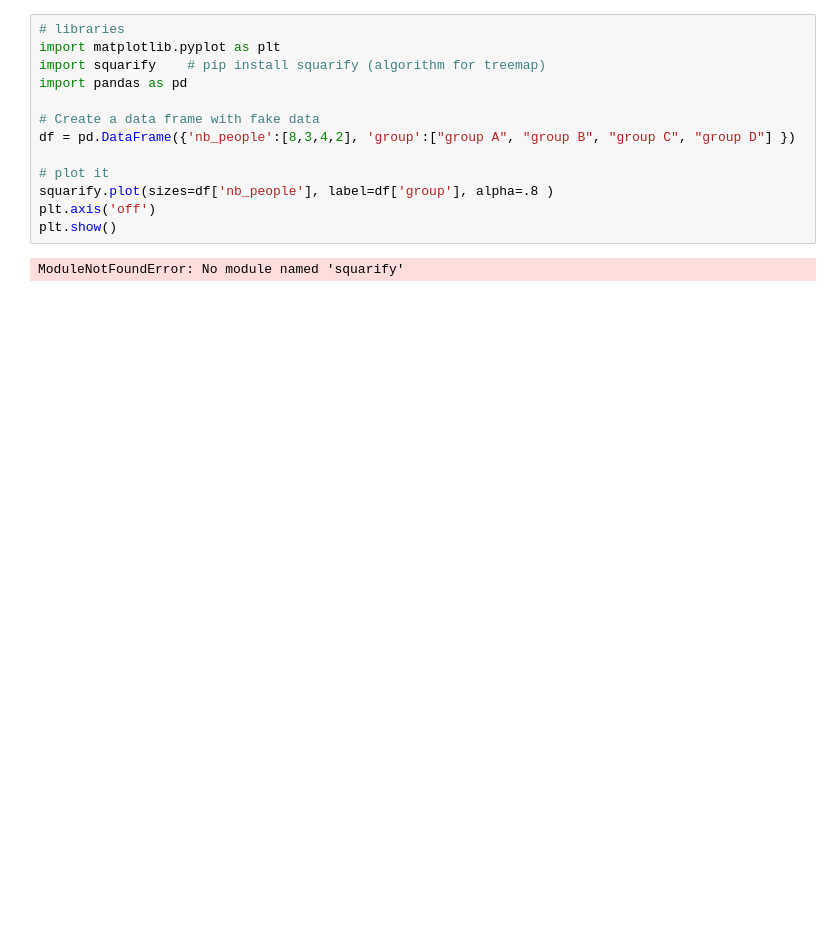
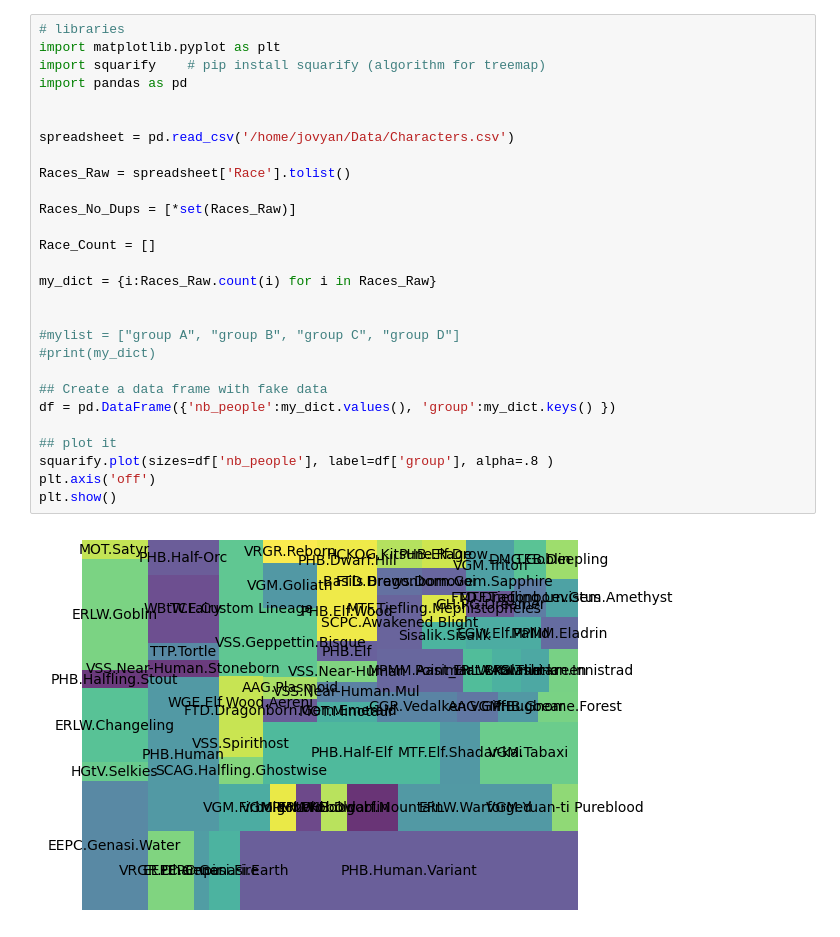
Before and after one commit to flashkid10/my-binder, a Jupyter notebook: Race_TreeMap.ipynb, the cells around one changed output. Saved outputs shown, nothing was run; the diff lists cells and outputs as text; blank space fills up the shorter version.

```diff
--- a/Race_TreeMap.ipynb
+++ b/Race_TreeMap.ipynb
@@ -1,15 +1,30 @@
 # %%
 # libraries
 import matplotlib.pyplot as plt
 import squarify    # pip install squarify (algorithm for treemap)
 import pandas as pd
 
-# Create a data frame with fake data
-df = pd.DataFrame({'nb_people':[8,3,4,2], 'group':["group A", "group B", "group C", "group D"] })
 
-# plot it
+spreadsheet = pd.read_csv('/home/jovyan/Data/Characters.csv')
+
+Races_Raw = spreadsheet['Race'].tolist()
+
+Races_No_Dups = [*set(Races_Raw)]
+
+Race_Count = []
+
+my_dict = {i:Races_Raw.count(i) for i in Races_Raw}
+
+
+#mylist = ["group A", "group B", "group C", "group D"]
+#print(my_dict)
+
+## Create a data frame with fake data
+df = pd.DataFrame({'nb_people':my_dict.values(), 'group':my_dict.keys() })
+
+## plot it
 squarify.plot(sizes=df['nb_people'], label=df['group'], alpha=.8 )
 plt.axis('off')
 plt.show()
 # %% [output]
-ModuleNotFoundError: No module named 'squarify'
+[figure, added]
```
Also changed, not shown: parts of 1 cell of this notebook.
